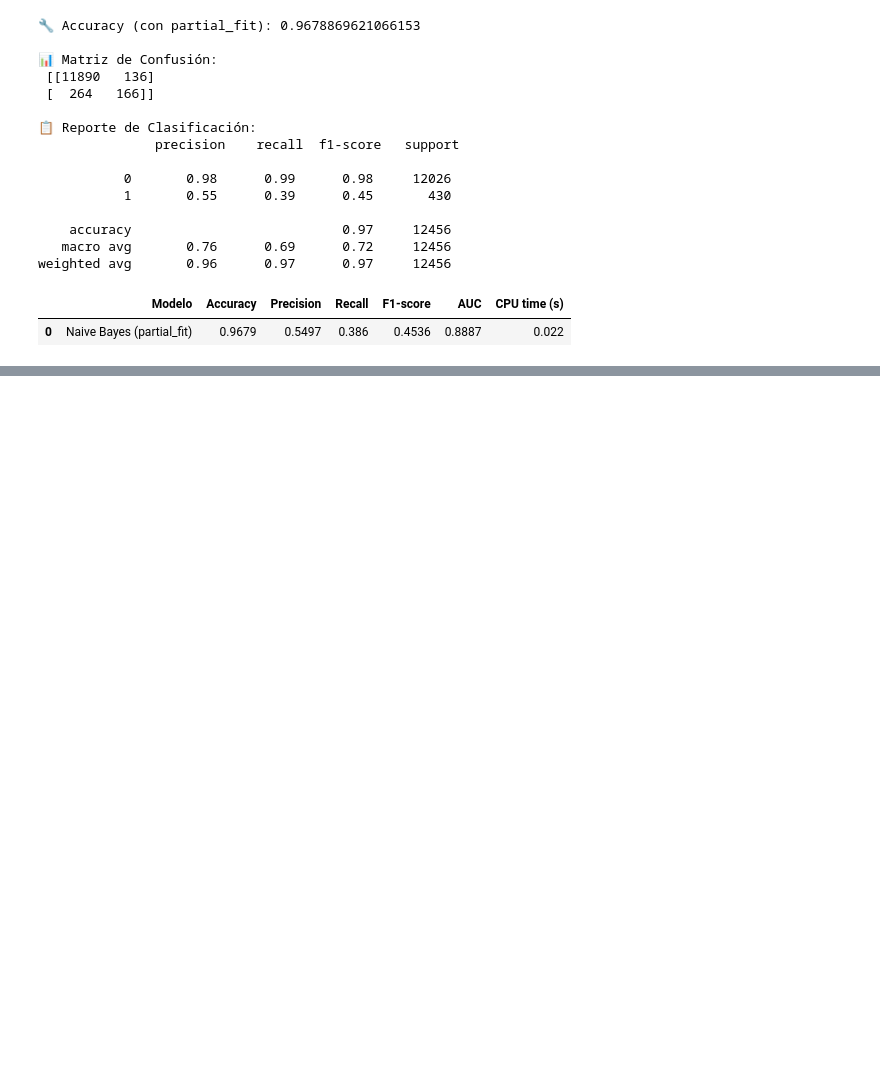
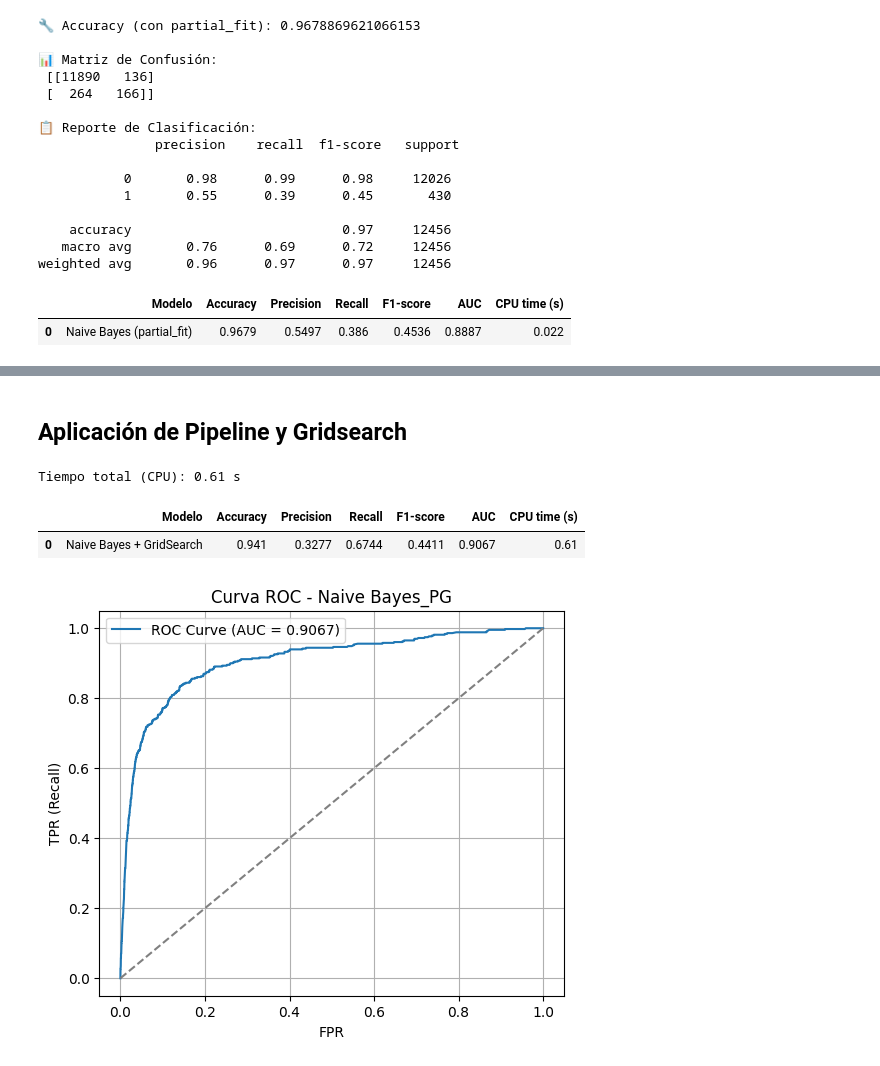
Before and after one commit to jthowinsson/Tornado_Forecast, a Jupyter notebook: docs/Naive_Bayes.ipynb, the cells around one changed output, grey strips where cells are left out. Drawn from its saved outputs; the diff is of its cells as text; code cells hidden in the pictures; blank space fills up the shorter version.

```diff
--- a/docs/Naive_Bayes.ipynb
+++ b/docs/Naive_Bayes.ipynb
@@ -340,0 +320,2 @@ Para este caso específico, no se justifica el uso de partial_fit() en términos
+# %% [markdown]
+## Aplicación de Pipeline y Gridsearch
@@ -340,0 +344,71 @@ Para este caso específico, no se justifica el uso de partial_fit() en términos
+# %%
+# 🧹 PREPROCESAMIENTO
+df_ml = df.copy()
+df_ml.drop(['om', 'date', 'time', 'datetime_utc', 'stf', 'fat', 'f1', 'f2', 'f3', 'f4'], axis=1, inplace=True)
+df_ml.dropna(inplace=True)
+df_ml['fc'] = df_ml['fc'].astype(int)
+df_ml = pd.get_dummies(df_ml, columns=['st', 'tz'], drop_first=True)
+df_ml.replace({False: 0, True: 1}, inplace=True)
+# %%
+# 📊 SEPARACIÓN
+X = df_ml.drop('mortality', axis=1)
+y = df_ml['mortality']
+X_train, X_test, y_train, y_test = train_test_split(X, y, stratify=y, test_size=0.3, random_state=42)
+# %%
+# 🔁 PIPELINE Y GRIDSEARCHCV
+param_grid = {
+    'nb__alpha': [0.1, 0.5, 1.0, 2.0],  # Suavizado
+    'nb__binarize': [0.0, 0.5, 1.0]     # Umbral de binarización
+}
+
+pipe = Pipeline([
+    ('scaler', StandardScaler()),
+    ('nb', BernoulliNB())
+])
+
+grid = None
+if len(glob.glob("grid_bayes.joblib")) != 0:
+    grid = load("grid_bayes.joblib")
+else:
+    time_start = time.process_time()
+    grid = GridSearchCV(pipe, param_grid, cv=5, scoring='roc_auc', n_jobs=-1)
+    grid.fit(X_train, y_train)
+    time_stop = time.process_time()
+
+    print("Tiempo total (CPU):", round((time_stop - time_start), 2), "s")
+    dump(grid, "grid_bayes.joblib")
+# %% [output]
+Tiempo total (CPU): 0.61 s
+# %%
+# 🔍 EVALUACIÓN
+y_pred = grid.predict(X_test)
+y_prob = grid.predict_proba(X_test)[:, 1]
+
+resultados_bayes_pip_grid = pd.DataFrame({
+    'Modelo': ['Naive Bayes + GridSearch'],
+    'Accuracy': [round(accuracy_score(y_test, y_pred), 4)],
+    'Precision': [round(precision_score(y_test, y_pred), 4)],
+    'Recall': [round(recall_score(y_test, y_pred), 4)],
+    'F1-score': [round(f1_score(y_test, y_pred), 4)],
+    'AUC': [round(roc_auc_score(y_test, y_prob), 4)],
+    'CPU time (s)': [round((time_stop - time_start), 2)]
+})
+
+display(resultados_bayes_pip_grid)
+# %% [output]
+|  | Modelo | Accuracy | Precision | Recall | F1-score | AUC | CPU time (s) |
+| 0 | Naive Bayes + GridSearch | 0.941 | 0.3277 | 0.6744 | 0.4411 | 0.9067 | 0.61 |
+# %%
+# 📈 CURVA ROC
+fpr, tpr, _ = roc_curve(y_test, y_prob)
+plt.figure(figsize=(6,5))
+plt.plot(fpr, tpr, label='ROC Curve (AUC = {:.4f})'.format(roc_auc_score(y_test, y_prob)))
+plt.plot([0,1], [0,1], linestyle='--', color='gray')
+plt.xlabel('FPR')
+plt.ylabel('TPR (Recall)')
+plt.title('Curva ROC - Naive Bayes_PG')
+plt.legend()
+plt.grid(True)
+plt.show()
+# %% [output]
+[figure, added]
```
Also changed, not shown: parts of 13 cells of this notebook, 6 other files.
